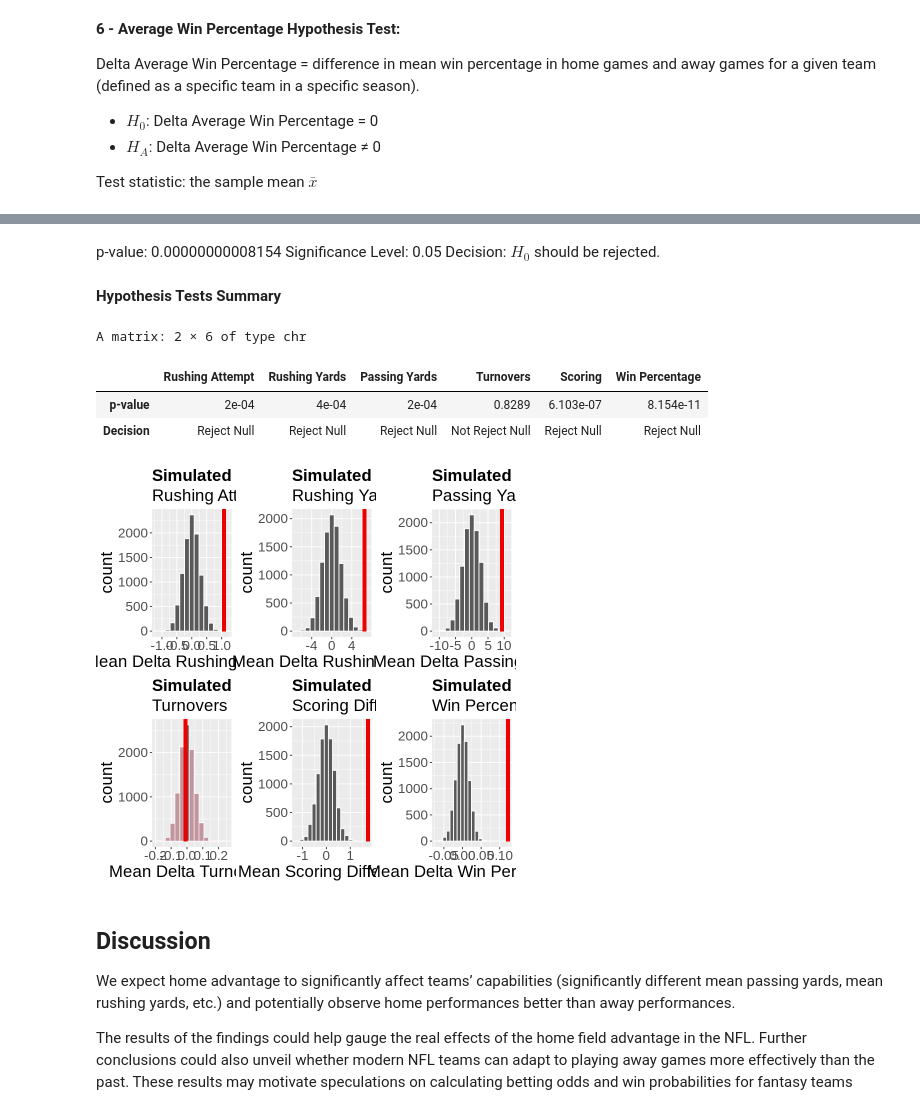
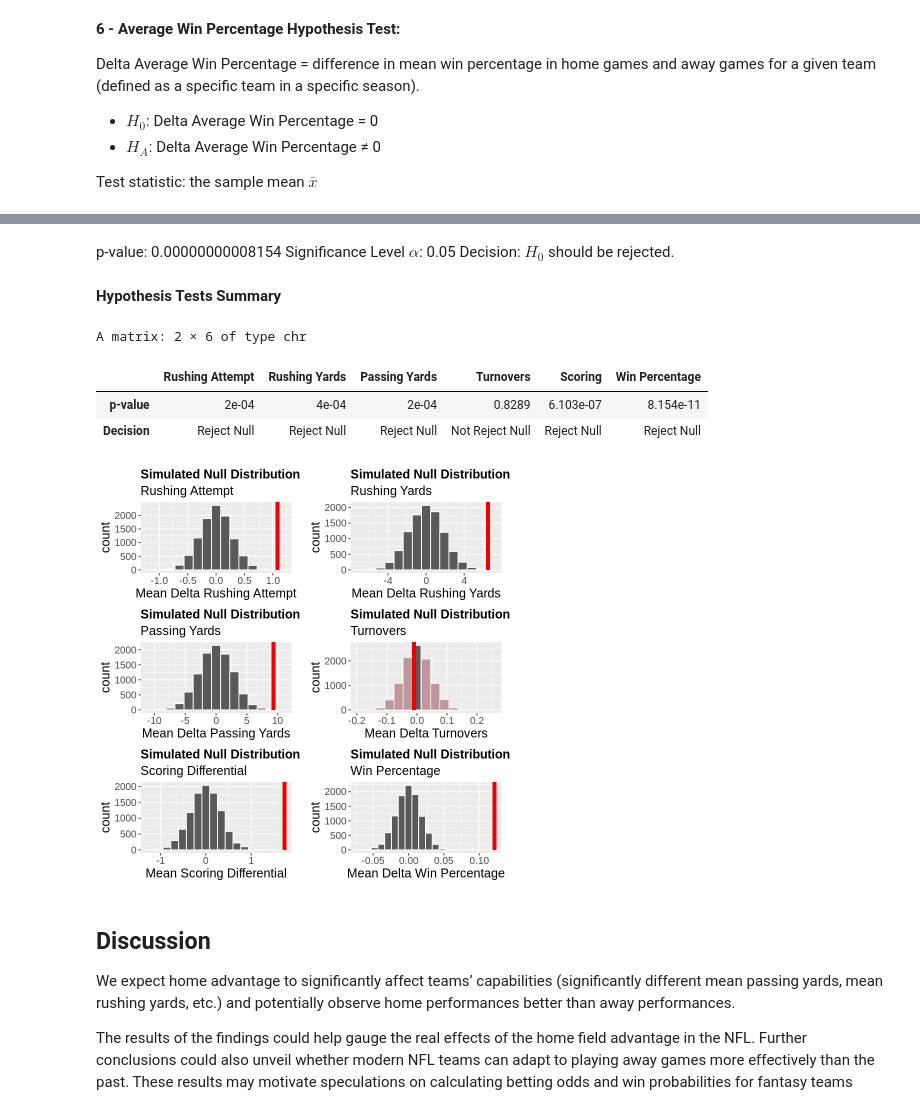
Before and after one commit to DavidYJC/STAT201_GroupProject, a Jupyter notebook: Project Report.ipynb, the cells around one changed output, grey strips where cells are left out. Saved outputs shown, nothing was run; the diff lists cells and outputs as text; code cells hidden in the pictures.

```diff
--- a/Project Report.ipynb
+++ b/Project Report.ipynb
@@ -271,8 +272,8 @@ vis_null_model_function <- function(null_model, obs_test_stat) {
     vis_null_model <- null_model %>%
     visualize() +
     shade_p_value(obs_stat = obs_test_stat, direction = "two-sided") +
-    theme(plot.title = element_text(size = 20, face = "bold")) +
-    theme(text = element_text(size = 20))
+    theme(plot.title = element_text(size = 15, face = "bold")) +
+    theme(text = element_text(size = 15))
     }
 
 p_value_function <- function(null_model, obs_test_stat) {
@@ -498,25 +495,26 @@ p-value: 0
 # %% [markdown]
 p-value: 0.00000000008154 </br>
-Significance Level: 0.05 </br>
+Significance Level $\alpha$: 0.05 </br>
 Decision: $H_0$ should be rejected. </br>
 </br>
 # %% [markdown]
 <strong>Hypothesis Tests Summary<strong><br>
 # %%
-plot_grid(vis_null_model_delta.RushingAttAvg, vis_null_model_delta.RushingAvg, vis_null_model_delta.PassingAvg, vis_null_model_delta.TurnoverAvg,
-          vis_null_model_delta.ScoreAvg, vis_null_model_delta.WinP)
+plot_grid(vis_null_model_delta.RushingAttAvg, NULL, vis_null_model_delta.RushingAvg, NULL, vis_null_model_delta.PassingAvg, NULL,
+          vis_null_model_delta.TurnoverAvg, NULL, vis_null_model_delta.ScoreAvg, NULL, vis_null_model_delta.WinP,
+          nrow = 3, rel_widths = c(1, 0.05, 1, 0.05, 1, 0.05, 1, 0.05, 1, 0.05, 1))
 
 summary <- matrix(c(0.0002, 0.0004, 0.0002, 0.8289, 0.0000006103, 0.00000000008154,
                     "Reject Null", "Reject Null", "Reject Null", "Not Reject Null", "Reject Null", "Reject Null"), ncol=6, byrow=TRUE)
 colnames(summary) <- c("Rushing Attempt","Rushing Yards","Passing Yards","Turnovers","Scoring","Win Percentage")
 rownames(summary) <- c("p-value","Decision")
 View(summary)
 # %% [output]
 A matrix: 2 × 6 of type chr
 |  | Rushing Attempt | Rushing Yards | Passing Yards | Turnovers | Scoring | Win Percentage |
 | p-value | 2e-04 | 4e-04 | 2e-04 | 0.8289 | 6.103e-07 | 8.154e-11 |
 | Decision | Reject Null | Reject Null | Reject Null | Not Reject Null | Reject Null | Reject Null |
-[figure, old version]
+[figure, new version]
 # %% [markdown]
 
 
```
Also changed, not shown: parts of 11 cells of this notebook.
